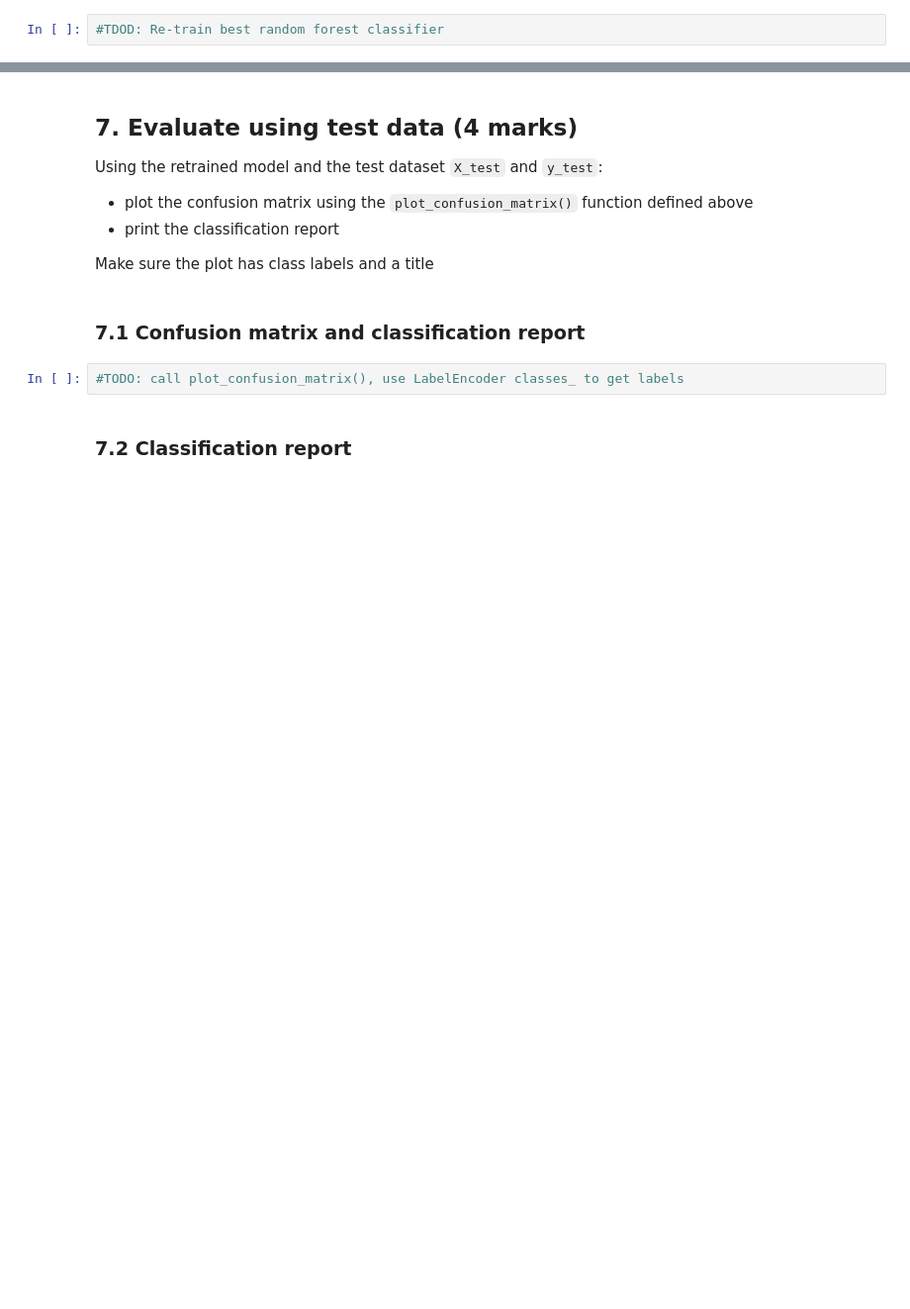
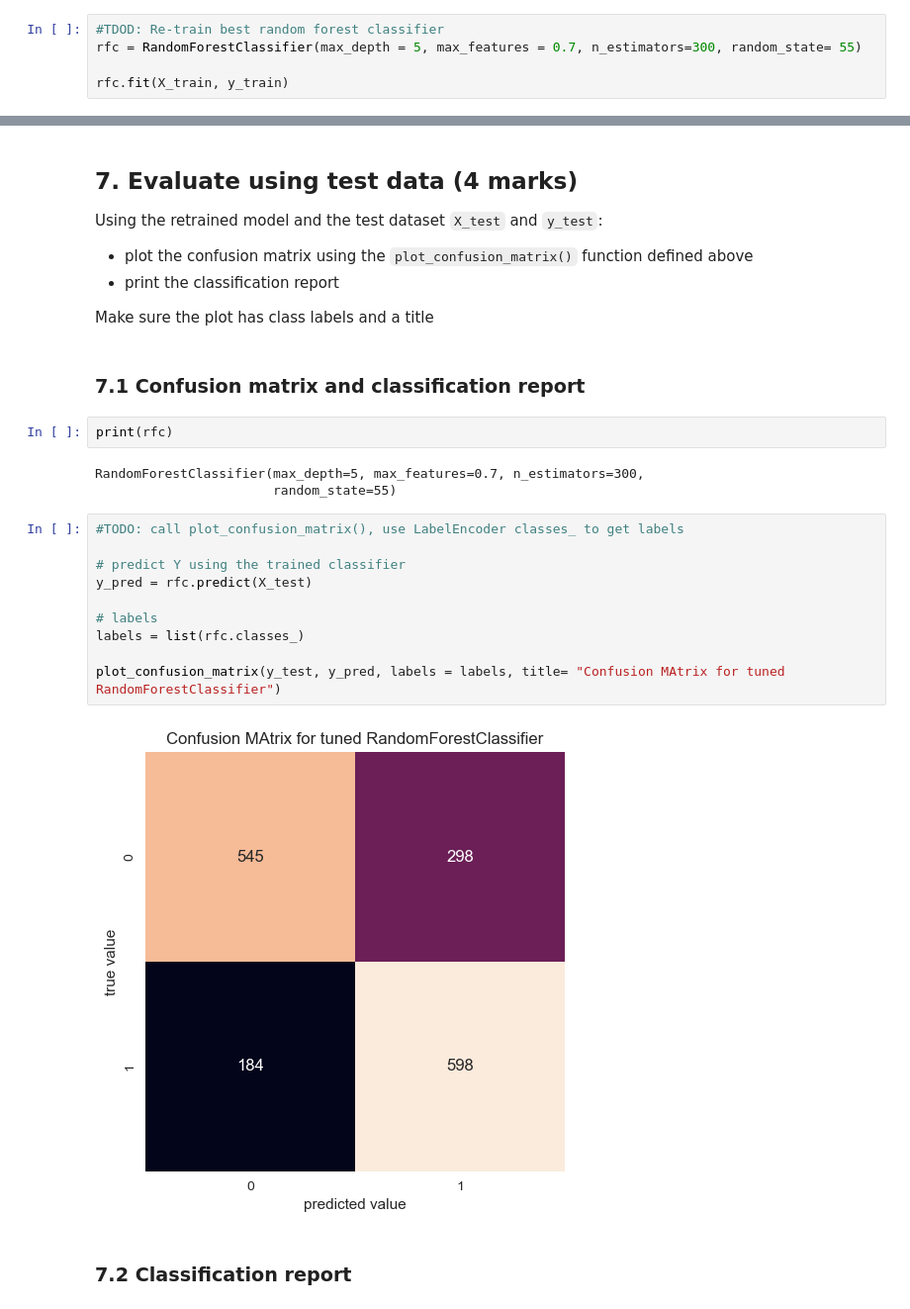
Before and after one commit to SMRain10/ML_lab3, a Jupyter notebook: Lab3-1.ipynb, the cells around one changed output, grey strips where cells are left out. Shown: that part at 99% size. Saved outputs shown, nothing was run; the diff lists cells and outputs as text; blank space fills up the shorter version.

```diff
--- a/Lab3-1.ipynb
+++ b/Lab3-1.ipynb
@@ -281,3 +317,6 @@ Use the `print_grid_search_result()` and `plot_grid_search_result()` functions d
 Re-train the best `RandomForestClassifier()` from the grid search above on the training dataset `X_train` and `y_train`
 # %%
 #TDOD: Re-train best random forest classifier
+rfc = RandomForestClassifier(max_depth = 5, max_features = 0.7, n_estimators=300, random_state= 55)
+
+rfc.fit(X_train, y_train)
@@ -291,8 +333,23 @@ Using the retrained model and the test dataset `X_test` and `y_test`:
 Make sure the plot has class labels and a title
 # %% [markdown]
 ### 7.1 Confusion matrix and classification report
-# %%
-#TODO: call plot_confusion_matrix(), use LabelEncoder classes_ to get labels
+# %%
+print(rfc)
+# %% [output]
+RandomForestClassifier(max_depth=5, max_features=0.7, n_estimators=300,
+                       random_state=55)
+# %%
+#TODO: call plot_confusion_matrix(), use LabelEncoder classes_ to get labels
+
+# predict Y using the trained classifier
+y_pred = rfc.predict(X_test)
+
+# labels
+labels = list(rfc.classes_)
+
+plot_confusion_matrix(y_test, y_pred, labels = labels, title= "Confusion MAtrix for tuned RandomForestClassifier")
+# %% [output]
+[figure, added]
 # %% [markdown]
 ### 7.2 Classification report
 # %%
```
Also changed, not shown: parts of 20 cells of this notebook.
